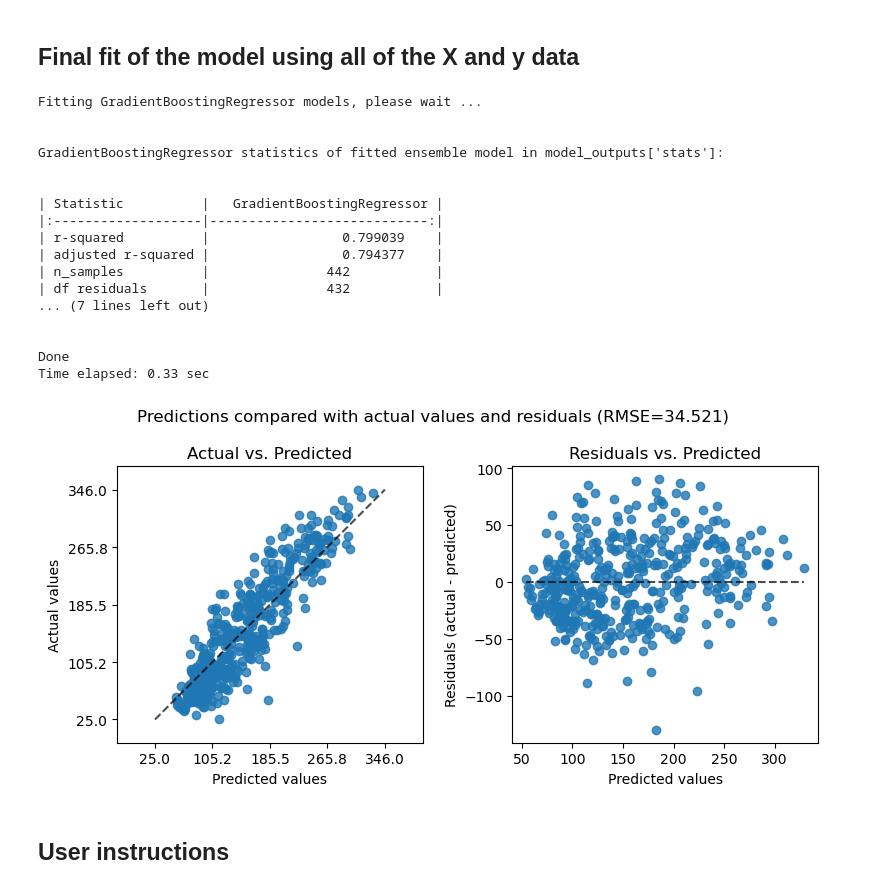
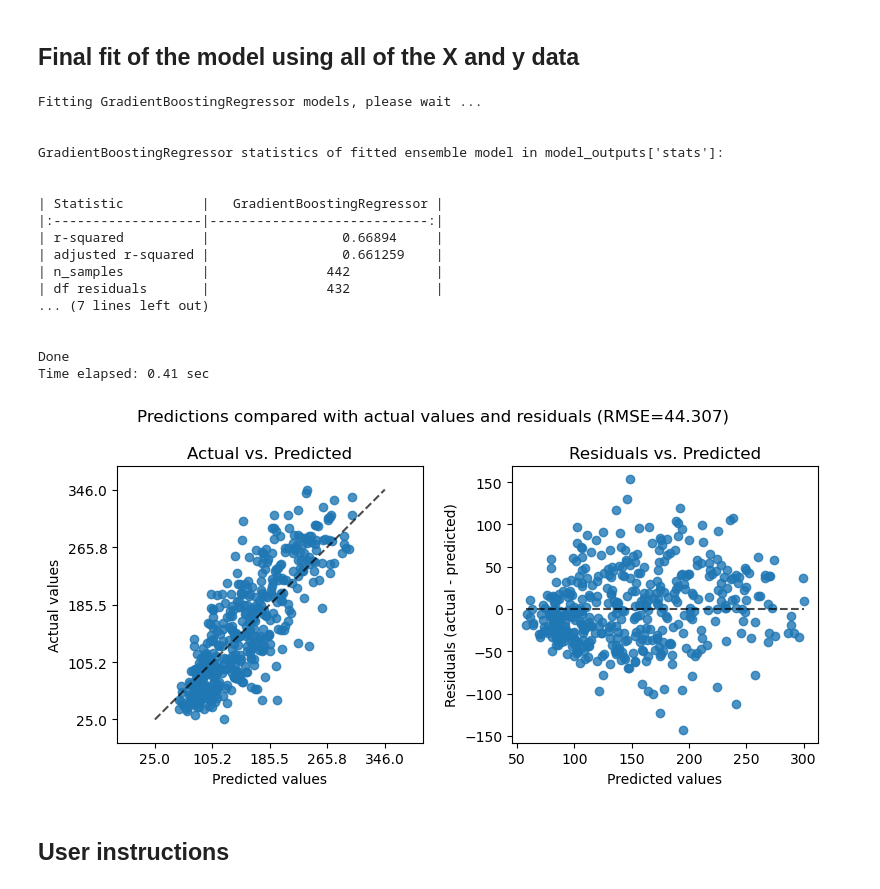
Before and after one commit to gjpelletier/MLRegression, a Jupyter notebook: Example_GradientBoostingRegressor.ipynb, the cells around one changed output. Drawn from its saved outputs; the diff is of its cells as text; code cells hidden in the pictures.

```diff
--- a/Example_GradientBoostingRegressor.ipynb
+++ b/Example_GradientBoostingRegressor.ipynb
@@ -68,26 +76,34 @@ fig.savefig("GradientBoostingRegressor_predictions_test.png", dpi=300)
 ## Final fit of the model using all of the X and y data
 # %%
 from MLRegression import gbr
-final_model, final_output = gbr(X, y)
+final_model, final_output = gbr(X, y,
+    n_estimators=100,
+    learning_rate=0.05,
+    max_depth=3,
+    max_features='sqrt',
+    min_samples_leaf=20,
+    min_samples_split=20,
+    loss='huber',
+    random_state =42)
 # %% [output]
 Fitting GradientBoostingRegressor models, please wait ...
 
 
 GradientBoostingRegressor statistics of fitted ensemble model in model_outputs['stats']:
 
 
 | Statistic          |   GradientBoostingRegressor |
 |:-------------------|----------------------------:|
-| r-squared          |                 0.799039    |
-| adjusted r-squared |                 0.794377    |
+| r-squared          |                 0.66894     |
+| adjusted r-squared |                 0.661259    |
 | n_samples          |               442           |
 | df residuals       |               432           |
 ... (7 lines left out)
 
 
 Done
-Time elapsed: 0.33 sec
+Time elapsed: 0.41 sec
-[figure, old version]
+[figure, new version]
 # %% [markdown]
 ## User instructions
 # %%
```
Also changed, not shown: parts of 5 cells of this notebook.
